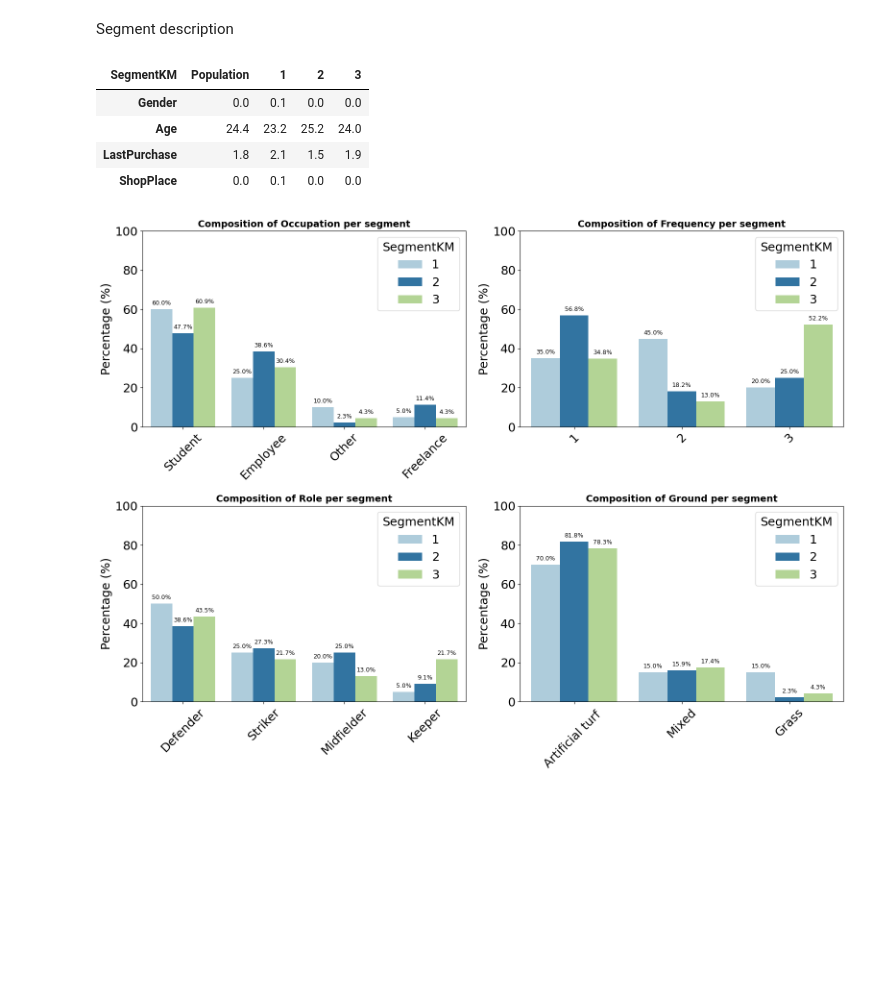
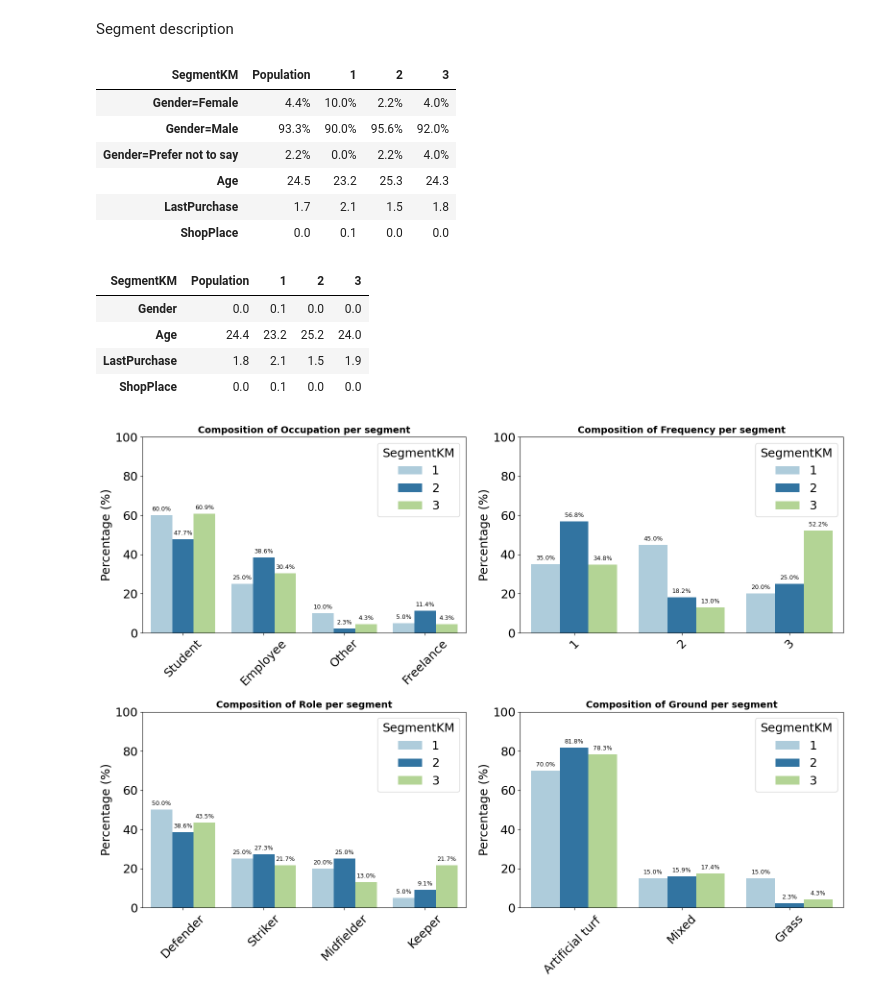
Before and after one commit to FraSeb6/Maketing_analysis, a Jupyter notebook: segmentation.ipynb, the cells around one changed output. Drawn from its saved outputs; the diff is of its cells as text; code cells hidden in the pictures; blank space fills up the shorter version.

```diff
--- a/segmentation.ipynb
+++ b/segmentation.ipynb
@@ -508,0 +518,13 @@ Segment description
+# %%
+def fmt_value(v, idx):
+    if isinstance(idx, str) and idx.startswith("Gender="):
+        return f"{v:.1%}" if pd.notna(v) else ""
+    return f"{v:.1f}" if pd.notna(v) else ""
+
+formatted = akuna_descriptor_data_Summary.copy()
+
+for r in formatted.index:
+    formatted.loc[r] = [
+        fmt_value(v, r)
+        for v in akuna_descriptor_data_Summary.loc[r].values
+    ]
@@ -509,3 +571,21 @@ Segment description
+# %%
+# Format as percentages for Gender
+def fmt_value(v, idx):
+    if isinstance(idx, str) and idx.startswith("Gender="):
+        return f"{v:.1%}" if pd.notna(v) else ""
+    return f"{v:.1f}" if pd.notna(v) else ""
+
+styled_table = formatted.style.apply(style_cols, axis=0, numeric_df=akuna_descriptor_data_Summary)
+
+styled_table
+# %% [output]
+| SegmentKM | Population | 1 | 2 | 3 |
+| Gender=Female | 4.4% | 10.0% | 2.2% | 4.0% |
+| Gender=Male | 93.3% | 90.0% | 95.6% | 92.0% |
+| Gender=Prefer not to say | 2.2% | 0.0% | 2.2% | 4.0% |
+| Age | 24.5 | 23.2 | 25.3 | 24.3 |
+| LastPurchase | 1.7 | 2.1 | 1.5 | 1.8 |
+| ShopPlace | 0.0 | 0.1 | 0.0 | 0.0 |
 # %%
 cols_mean = ['Gender', 'Age', 'LastPurchase', 'ShopPlace']
 agg_dict = {col: 'mean' for col in cols_mean}
```
Also changed, not shown: parts of 4 cells of this notebook.
